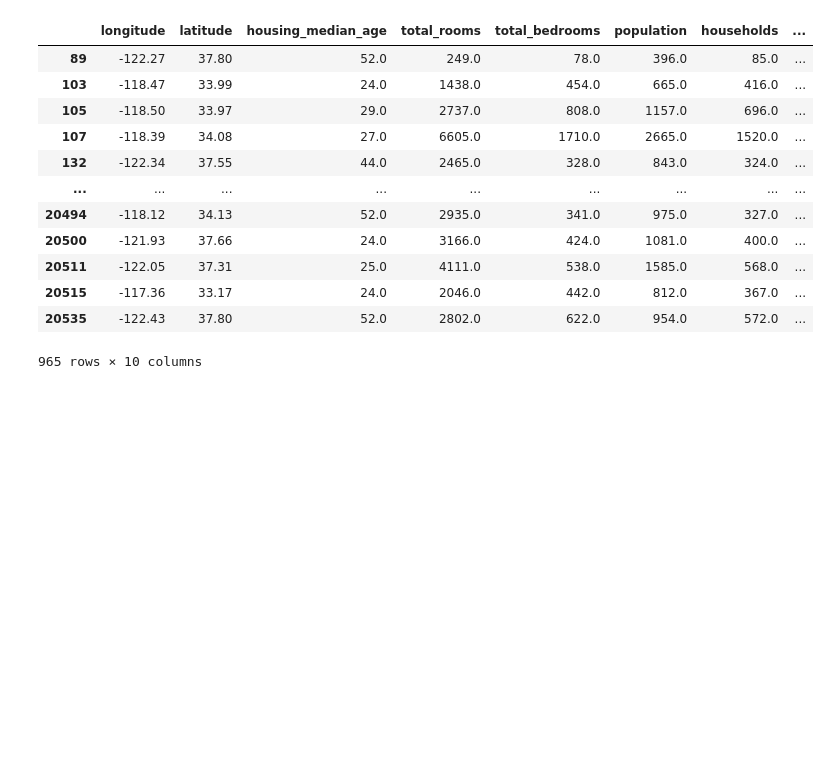
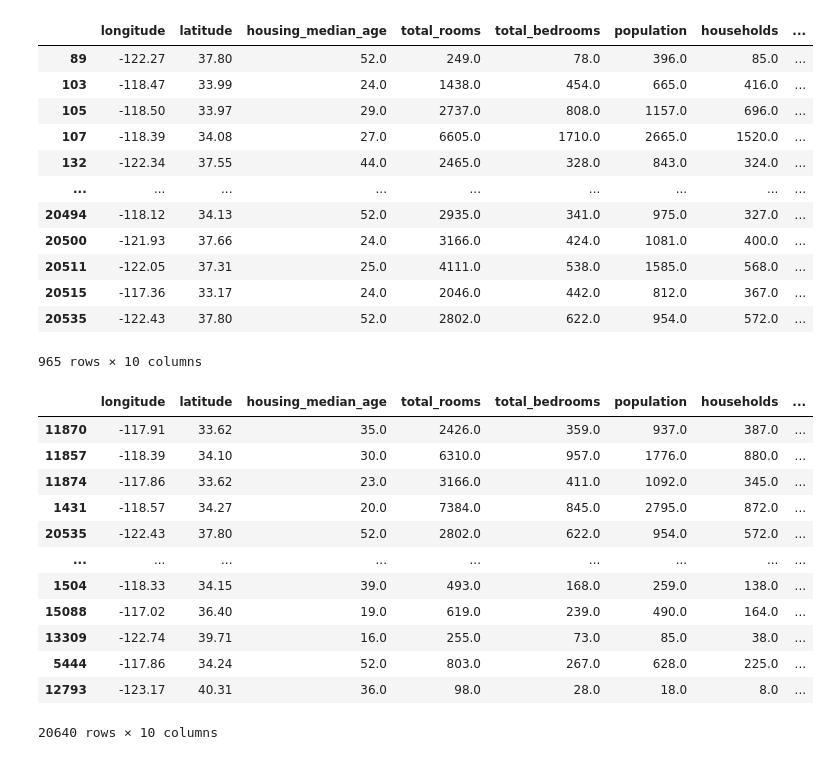
Before and after one commit to Mahnoor-Asad-Khan/day06-08--machine-learning-workflow, a Jupyter notebook: pandas_foundations.ipynb, the cells around one changed output. Cells and saved outputs as stored; diff of their text form; code cells hidden in the pictures; blank space fills up the shorter version.

```diff
--- a/pandas_foundations.ipynb
+++ b/pandas_foundations.ipynb
@@ -260,3 +260,22 @@ housing[housing["median_house_value"] == housing["median_house_value"].max()]
 | 20515 | -117.36 | 33.17 | 24.0 | 2046.0 | 442.0 | 812.0 | 367.0 | ... |
 | 20535 | -122.43 | 37.80 | 52.0 | 2802.0 | 622.0 | 954.0 | 572.0 | ... |
 965 rows × 10 columns
+# %%
+housing.sort_values(
+    by="median_house_value",
+    ascending=False
+)
+# %% [output]
+|  | longitude | latitude | housing_median_age | total_rooms | total_bedrooms | population | households | ... |
+| 11870 | -117.91 | 33.62 | 35.0 | 2426.0 | 359.0 | 937.0 | 387.0 | ... |
+| 11857 | -118.39 | 34.10 | 30.0 | 6310.0 | 957.0 | 1776.0 | 880.0 | ... |
+| 11874 | -117.86 | 33.62 | 23.0 | 3166.0 | 411.0 | 1092.0 | 345.0 | ... |
+| 1431 | -118.57 | 34.27 | 20.0 | 7384.0 | 845.0 | 2795.0 | 872.0 | ... |
+| 20535 | -122.43 | 37.80 | 52.0 | 2802.0 | 622.0 | 954.0 | 572.0 | ... |
+| ... | ... | ... | ... | ... | ... | ... | ... | ... |
+| 1504 | -118.33 | 34.15 | 39.0 | 493.0 | 168.0 | 259.0 | 138.0 | ... |
+| 15088 | -117.02 | 36.40 | 19.0 | 619.0 | 239.0 | 490.0 | 164.0 | ... |
+| 13309 | -122.74 | 39.71 | 16.0 | 255.0 | 73.0 | 85.0 | 38.0 | ... |
+| 5444 | -117.86 | 34.24 | 52.0 | 803.0 | 267.0 | 628.0 | 225.0 | ... |
+| 12793 | -123.17 | 40.31 | 36.0 | 98.0 | 28.0 | 18.0 | 8.0 | ... |
+20640 rows × 10 columns
```
Also changed, not shown: parts of 7 cells of this notebook.
